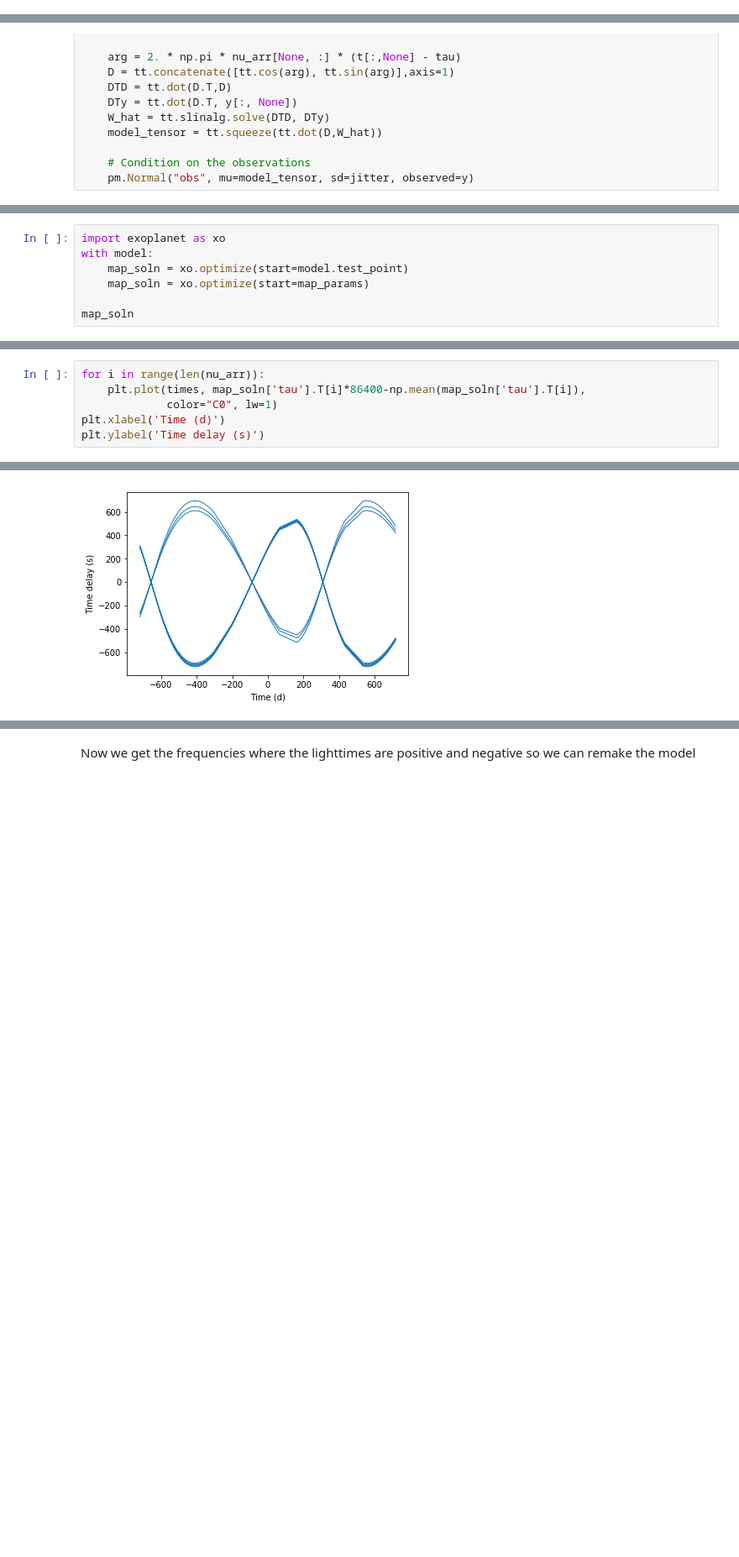
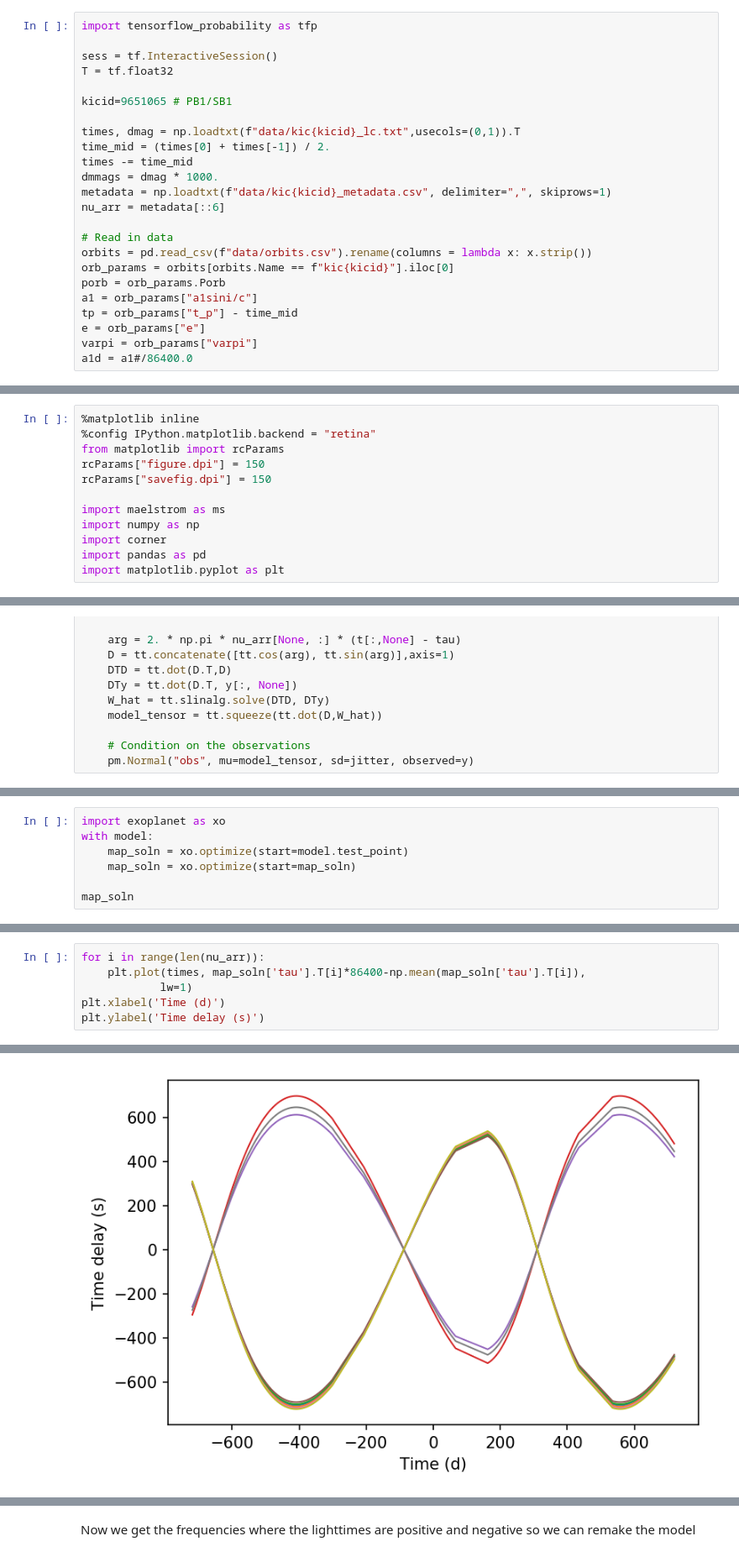
Before and after one commit to dfm/NewYorkHackClocks, a Jupyter notebook: README FIRST.ipynb, the cells around one changed output, grey strips where cells are left out. Shown at 84% size. Drawn from its saved outputs; the diff is of its cells as text; blank space fills up the shorter version.

```diff
--- a/README FIRST.ipynb
+++ b/README FIRST.ipynb
@@ -381,4 +423,28 @@ Here are some alternatives I've looked at:
 TensorFlow is a modern package. It has a job, 2 kids, a wife. It doesn't have time to mess around with alternative samplers. That's why the TF team have been working on building a very neat little module to handle probabilistic models. Check it out:
 # %%
 tf.InteractiveSession.close(sess)
+# %%
+import tensorflow_probability as tfp
+
+sess = tf.InteractiveSession()
+T = tf.float32
+
+kicid=9651065 # PB1/SB1
+
+times, dmag = np.loadtxt(f"data/kic{kicid}_lc.txt",usecols=(0,1)).T
+time_mid = (times[0] + times[-1]) / 2.
+times -= time_mid
+dmmags = dmag * 1000.
+metadata = np.loadtxt(f"data/kic{kicid}_metadata.csv", delimiter=",", skiprows=1)
+nu_arr = metadata[::6]
+
+# Read in data
+orbits = pd.read_csv(f"data/orbits.csv").rename(columns = lambda x: x.strip())
+orb_params = orbits[orbits.Name == f"kic{kicid}"].iloc[0]
+porb = orb_params.Porb
+a1 = orb_params["a1sini/c"]
+tp = orb_params["t_p"] - time_mid
+e = orb_params["e"]
+varpi = orb_params["varpi"]
+a1d = a1#/86400.0
 # %%
@@ -482,3 +547,15 @@ Here's the big cheese itself - PyMC3. I'm a total sucker for simplicity because
+# %%
+%matplotlib inline
+%config IPython.matplotlib.backend = "retina"
+from matplotlib import rcParams
+rcParams["figure.dpi"] = 150
+rcParams["savefig.dpi"] = 150
+
+import maelstrom as ms
+import numpy as np
+import corner
+import pandas as pd
+import matplotlib.pyplot as plt
 # %%
 kicid = 9651065
 metadata = np.loadtxt(f"data/kic{kicid}_metadata.csv", delimiter=",", skiprows=1)
@@ -727,7 +822,7 @@ with pm.Model() as model:
 import exoplanet as xo
 with model:
     map_soln = xo.optimize(start=model.test_point)
-    map_soln = xo.optimize(start=map_params)
+    map_soln = xo.optimize(start=map_soln)
 
 map_soln
 # %% [output]
@@ -757,10 +852,10 @@ final logp: -67938.75448238161
 # %%
 for i in range(len(nu_arr)):
     plt.plot(times, map_soln['tau'].T[i]*86400-np.mean(map_soln['tau'].T[i]),
-             color="C0", lw=1)
+            lw=1)
 plt.xlabel('Time (d)')
 plt.ylabel('Time delay (s)')
 # %% [output]
 Text(0, 0.5, 'Time delay (s)')
-[figure, old version]
+[figure, new version]
 # %%
```
Also changed, not shown: parts of 49 cells of this notebook, 5 other files.
